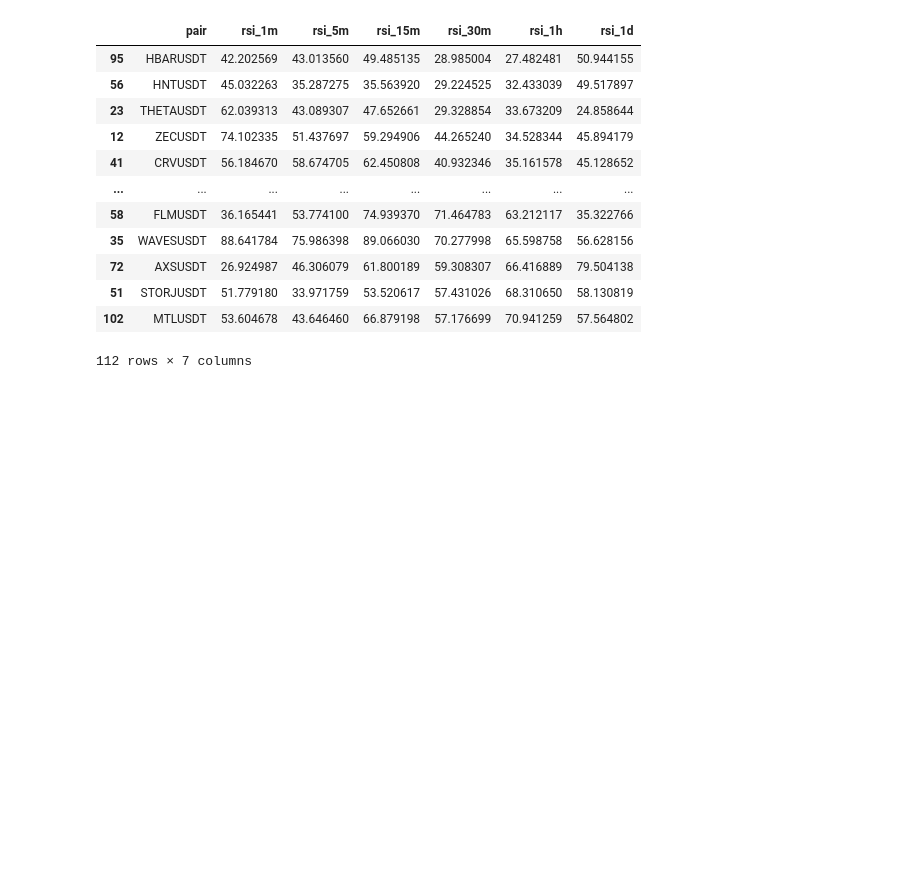
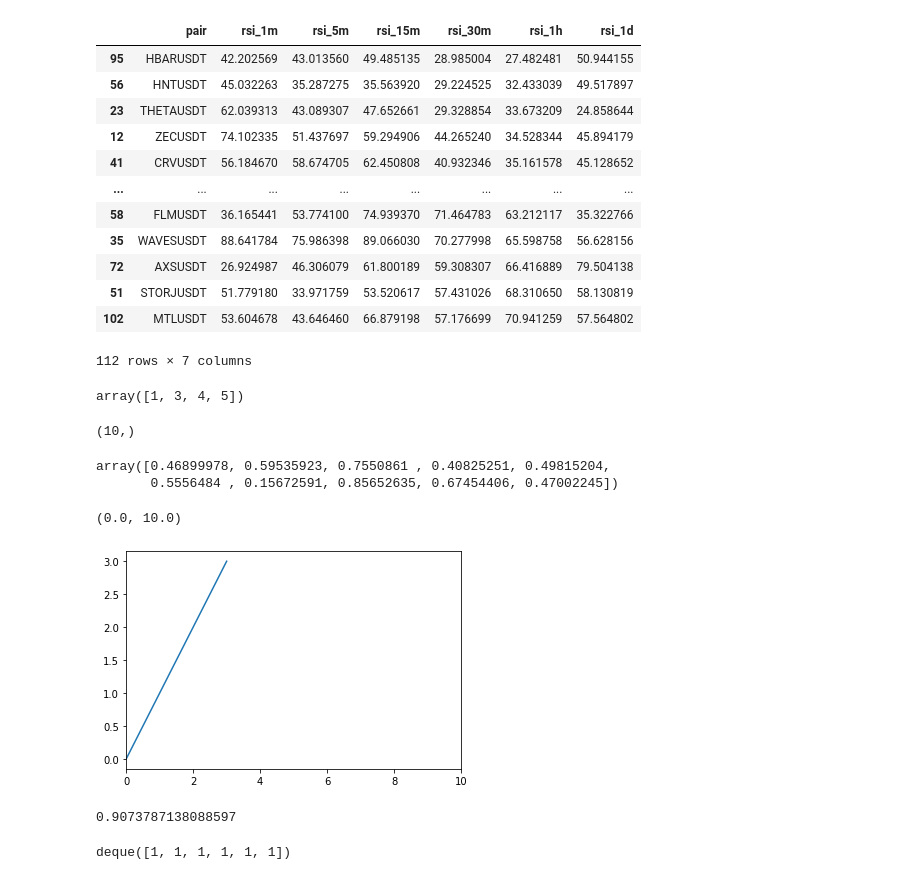
Before and after one commit to balker0322/tradecli, a Jupyter notebook: notebook.ipynb, the cells around one changed output. Cells and saved outputs as stored; diff of their text form; code cells hidden in the pictures; blank space fills up the shorter version.

```diff
--- a/notebook.ipynb
+++ b/notebook.ipynb
@@ -97,0 +101,4 @@ x['symbols'][0]
+# %%
+np.array([1, 3, 4, 5])
+# %% [output]
+array([1, 3, 4, 5])
@@ -97,0 +109,18 @@ x['symbols'][0]
+# %%
+np.shape(x)
+# %% [output]
+(10,)
+# %%
+np.random.rand(10,)
+# %% [output]
+array([0.46899978, 0.59535923, 0.7550861 , 0.40825251, 0.49815204,
+       0.5556484 , 0.15672591, 0.85652635, 0.67454406, 0.47002245])
+# %%
+x = np.asarray([0, 1, 2, 3, 4, 5, 6, 7, 8, 9])
+# y1 = np.asarray([0, 1, 2, 3, 4, 5, 6, 7, 8, 9])
+y1 = np.asarray([0, 1, 2, 3, None, None, None, None, None, None])
+plt.plot(x, y1, label='Channel 1')
+plt.xlim(0, 10)
+# %% [output]
+(0.0, 10.0)
+[figure, added]
@@ -97,0 +130,4 @@ x['symbols'][0]
+# %%
+random()
+# %% [output]
+0.9073787138088597
@@ -97,0 +138,4 @@ x['symbols'][0]
+# %%
+y_vals
+# %% [output]
+deque([1, 1, 1, 1, 1, 1])
```
Also changed, not shown: parts of 6 cells of this notebook, 5 other files.
